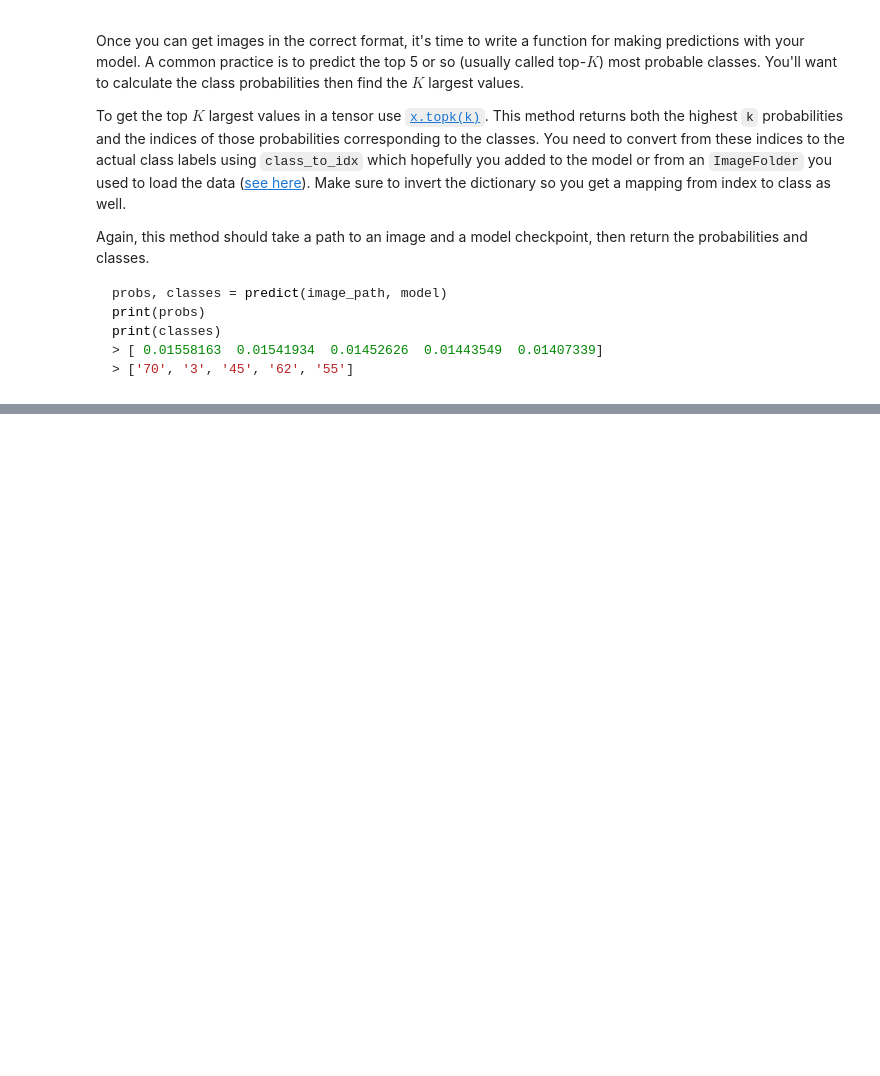
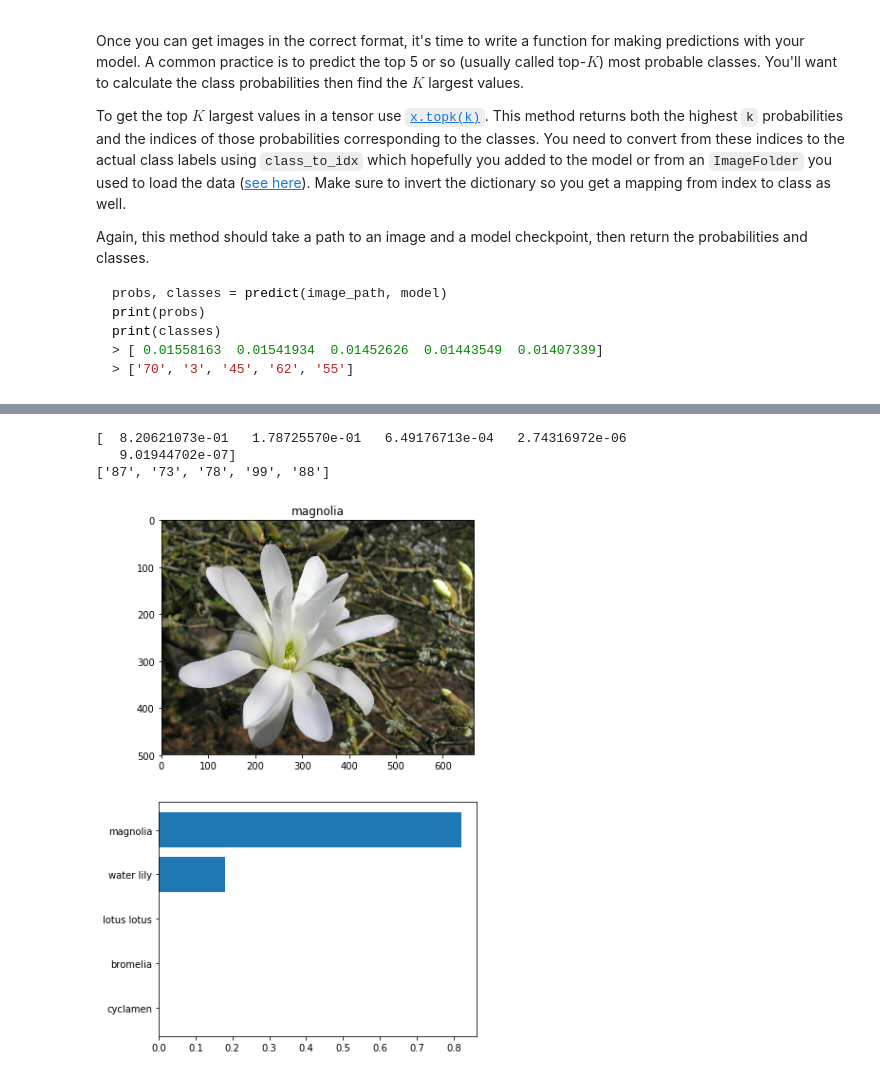
Before and after one commit to JoeBWorkGit/ImageClassifier, a Jupyter notebook: Image Classifier Project.ipynb, the cells around one changed output, grey strips where cells are left out. Drawn from its saved outputs; the diff is of its cells as text; code cells hidden in the pictures; blank space fills up the shorter version.

```diff
--- a/Image Classifier Project.ipynb
+++ b/Image Classifier Project.ipynb
@@ -419,6 +439,35 @@ def predict_and_display(image_path, model):
-# %%
-# image_path = train_dir + '/47/image_04985.jpg'
-#image_path = test_dir + '/28/image_05230.jpg'
-image_path = train_dir + '/31/image_06917.jpg'
-
-predict_and_display(image_path, model)
+# %%
+# TODO: Display an image along with the top 5 classes
+def perform_sanity_check(image_path, model):
+
+    probs,classes = predict(image_path, model, topk=5)
+
+    print(probs)
+    print(classes)
+
+    names = []
+    for i in classes:
+         names += [cat_to_name[i]]
+
+    image = Image.open(image_path)
+
+    f,ax = plt.subplots(2,figsize = (6,10))
+
+    ax[0].imshow(image)
+    ax[0].set_title(names[0])
+    y_names = np.arange(len(names))
+    ax[1].barh(y_names, probs)
+    ax[1].set_yticks(y_names)
+    ax[1].set_yticklabels(names)
+    ax[1].invert_yaxis()
+
+    plt.show()
+# %%
+image_path = test_dir + '/87/image_05466.jpg'
+
+perform_sanity_check(image_path, model)
+# %% [output]
+[  8.20621073e-01   1.78725570e-01   6.49176713e-04   2.74316972e-06
+   9.01944702e-07]
+['87', '73', '78', '99', '88']
+[figure, added]
```
Also changed, not shown: parts of 15 cells of this notebook, 4 other files.
